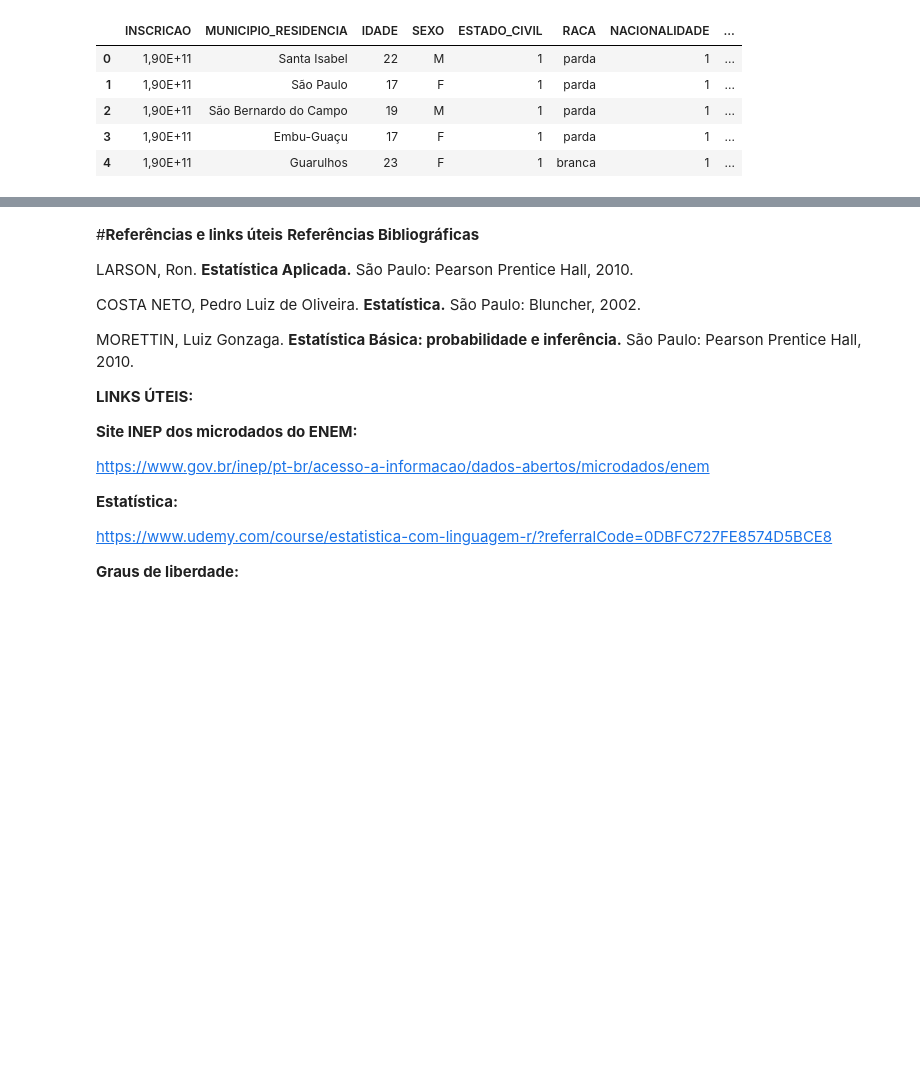
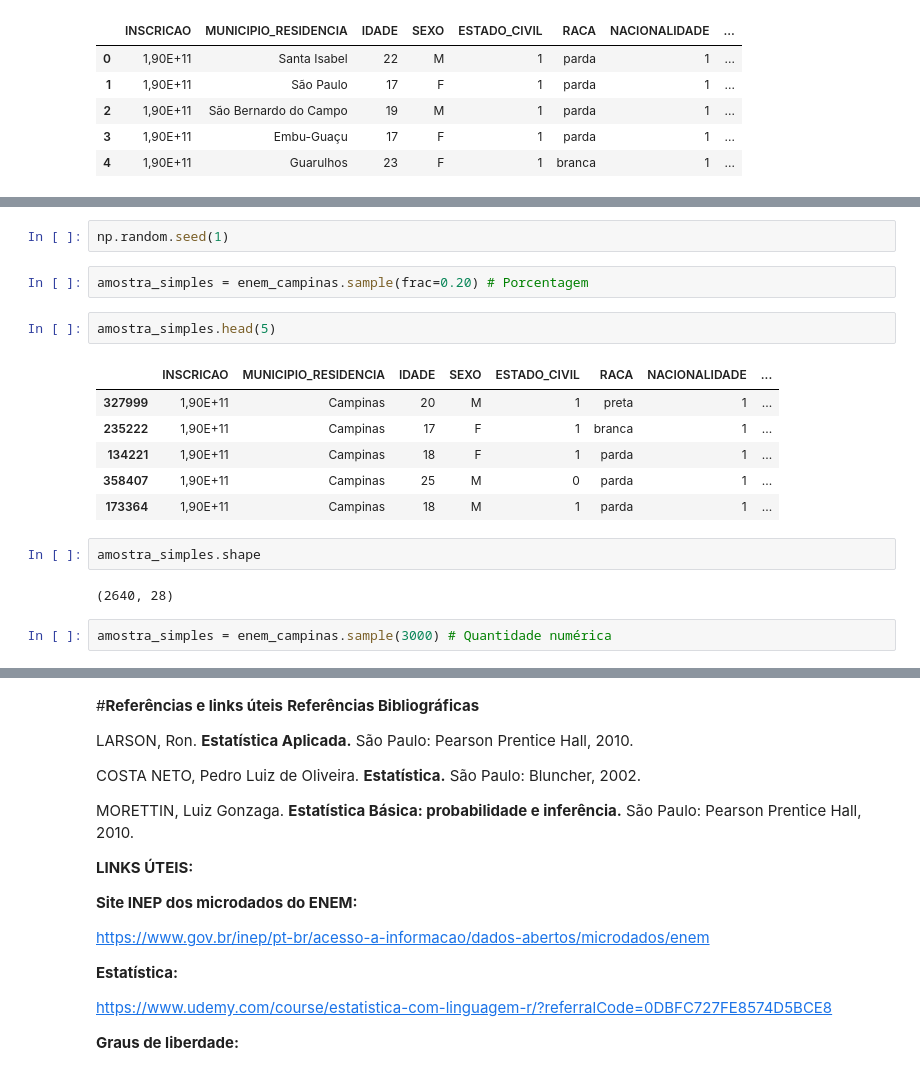
Before and after one commit to mateus-neres/Analise_estatistica_enem_2019, a Jupyter notebook: amostragem_etapa02.ipynb, the cells around one changed output, grey strips where cells are left out. Cells and saved outputs as stored; diff of their text form; blank space fills up the shorter version.

```diff
--- a/amostragem_etapa02.ipynb
+++ b/amostragem_etapa02.ipynb
@@ -38,0 +58,19 @@ enem_sp.head()
+# %%
+np.random.seed(1)
+# %%
+amostra_simples = enem_campinas.sample(frac=0.20) # Porcentagem
+# %%
+amostra_simples.head(5)
+# %% [output]
+|  | INSCRICAO | MUNICIPIO_RESIDENCIA | IDADE | SEXO | ESTADO_CIVIL | RACA | NACIONALIDADE | ... |
+| 327999 | 1,90E+11 | Campinas | 20 | M | 1 | preta | 1 | ... |
+| 235222 | 1,90E+11 | Campinas | 17 | F | 1 | branca | 1 | ... |
+| 134221 | 1,90E+11 | Campinas | 18 | F | 1 | parda | 1 | ... |
+| 358407 | 1,90E+11 | Campinas | 25 | M | 0 | parda | 1 | ... |
+| 173364 | 1,90E+11 | Campinas | 18 | M | 1 | parda | 1 | ... |
+# %%
+amostra_simples.shape
+# %% [output]
+(2640, 28)
+# %%
+amostra_simples = enem_campinas.sample(3000) # Quantidade numérica
```
Also changed, not shown: parts of 17 cells of this notebook.
